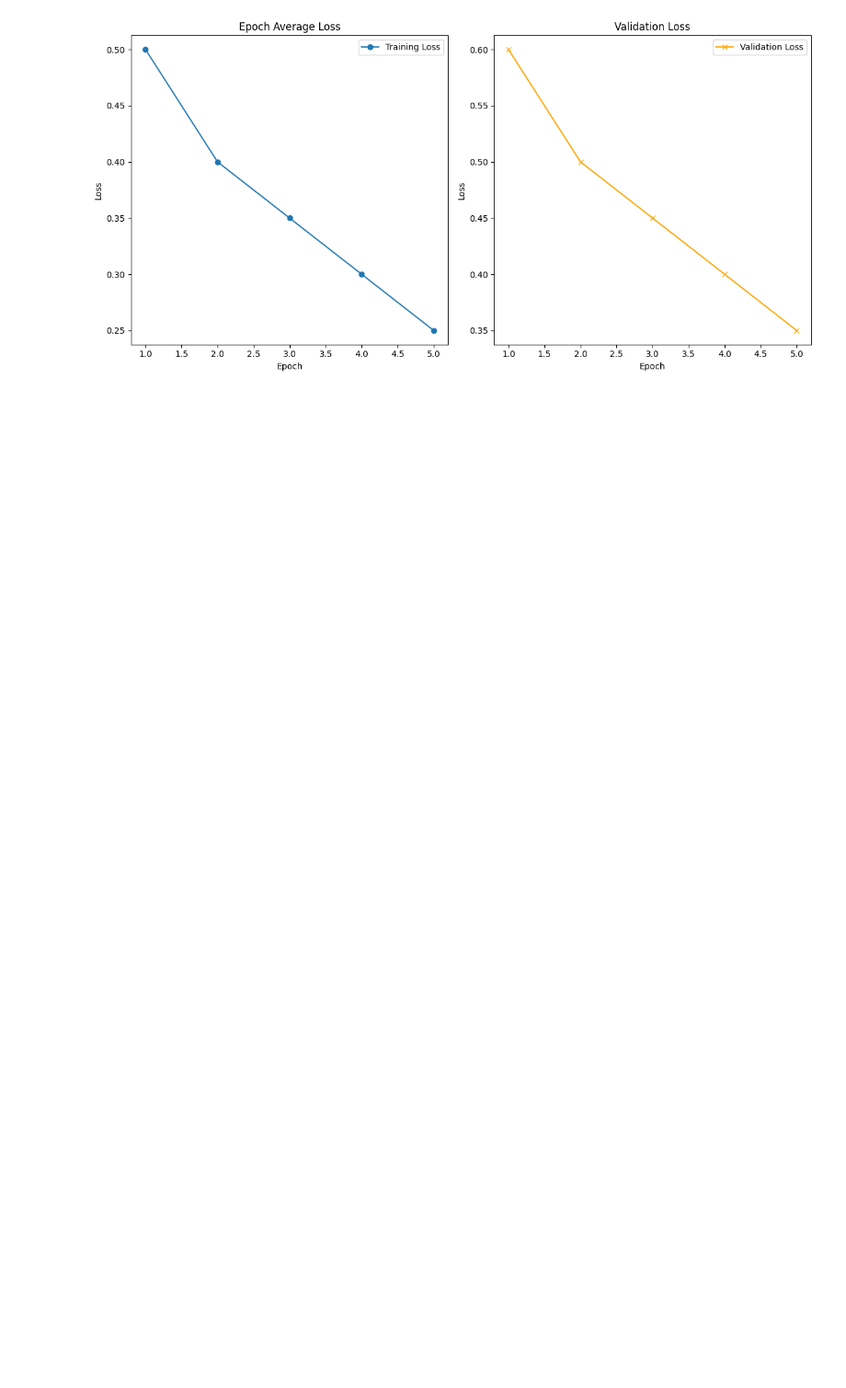
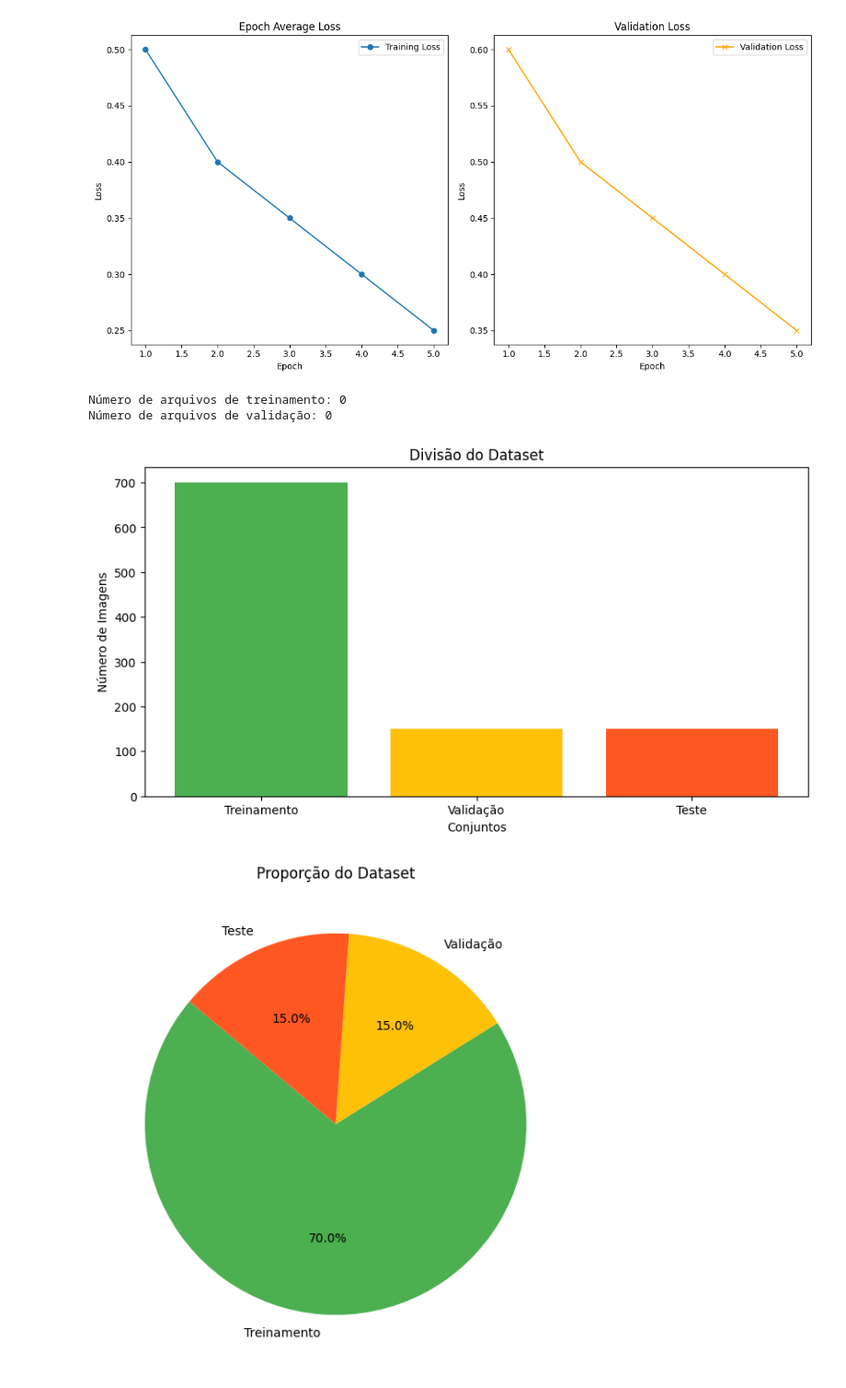
Before and after one commit to Alan240124/Alan, a Jupyter notebook: Atividade_Dataloader.ipynb, the cells around one changed output. Shown at 92% size. Saved outputs shown, nothing was run; the diff lists cells and outputs as text; code cells hidden in the pictures; blank space fills up the shorter version.

```diff
--- a/Atividade_Dataloader.ipynb
+++ b/Atividade_Dataloader.ipynb
@@ -340,3 +322,26 @@ train_labels = sorted(glob.glob(os.path.join(data_dir, "masks", "*/*.nii")))
 
 data_dicts = [{"image": image_name, "label": label_name} for image_name, label_name in zip(train_images, train_labels)]
 train_files, val_files = data_dicts[:-4], data_dicts[-4:]  # 16 train and 4 validation
+# %%
+import os
+import glob
+
+# Defina o diretório onde os dados estão armazenados
+data_dir = "/content/drive/MyDrive/DataSet"
+
+# Carregue e ordene as imagens e máscaras em formato NIfTI
+train_images = sorted(glob.glob(os.path.join(data_dir, "images", "*/*.nii")))
+train_labels = sorted(glob.glob(os.path.join(data_dir, "masks", "*/*.nii")))
+
+# Crie uma lista de dicionários que associa cada imagem à sua máscara
+data_dicts = [{"image": image_name, "label": label_name} for image_name, label_name in zip(train_images, train_labels)]
+
+# Divida os dados em conjuntos de treinamento e validação
+train_files, val_files = data_dicts[:-4], data_dicts[-4:]  # Aqui consideramos os últimos 4 para validação
+
+# Exiba os resultados
+print("Número de arquivos de treinamento:", len(train_files))
+print("Número de arquivos de validação:", len(val_files))
+# %% [output]
+Número de arquivos de treinamento: 0
+Número de arquivos de validação: 0
@@ -342,0 +396,30 @@ train_files, val_files = data_dicts[:-4], data_dicts[-4:]  # 16 train and 4 vali
+# %%
+import matplotlib.pyplot as plt
+
+# Definir tamanhos dos conjuntos
+total_images = 1000  # Exemplo: dataset com 1000 imagens
+train_size = int(0.7 * total_images)  # 70% para treinamento
+val_size = int(0.15 * total_images)   # 15% para validação
+test_size = total_images - train_size - val_size  # 15% para teste
+
+# Dados para os gráficos
+sizes = [train_size, val_size, test_size]
+labels = ['Treinamento', 'Validação', 'Teste']
+colors = ['#4CAF50', '#FFC107', '#FF5722']
+
+# Gráfico de Barras
+plt.figure(figsize=(10, 5))
+plt.bar(labels, sizes, color=colors)
+plt.title('Divisão do Dataset')
+plt.xlabel('Conjuntos')
+plt.ylabel('Número de Imagens')
+plt.show()
+
+# Gráfico de Pizza
+plt.figure(figsize=(7, 7))
+plt.pie(sizes, labels=labels, autopct='%1.1f%%', colors=colors, startangle=140)
+plt.title('Proporção do Dataset')
+plt.show()
+# %% [output]
+[figure, added]
+[figure, added]
```
Also changed, not shown: parts of 9 cells of this notebook.
